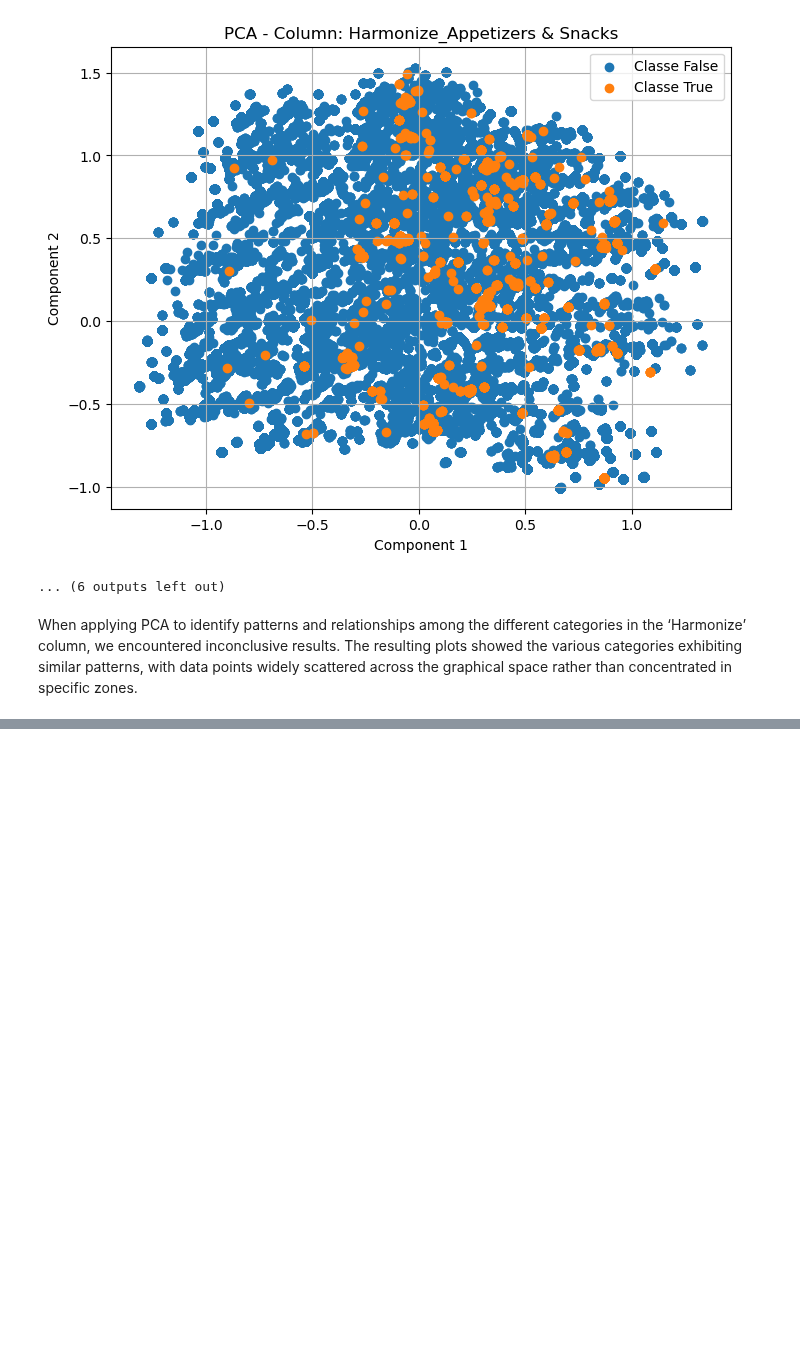
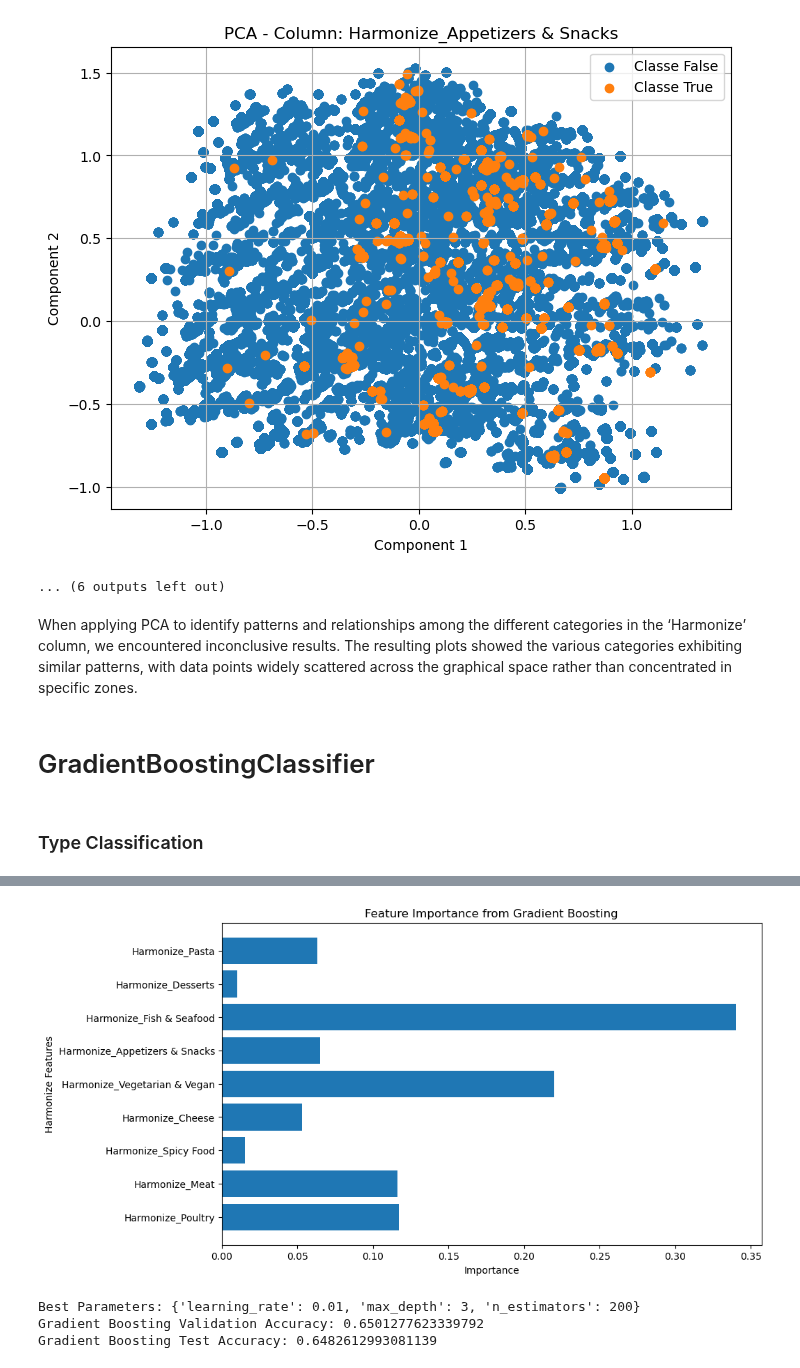
Before and after one commit to SrMasterAD/MEIA_ISEP_TEAM7_2024_2025_Challenge_2, a Jupyter notebook: notebooks/Notebook_Main_AAUT.ipynb, the cells around one changed output, grey strips where cells are left out. Saved outputs shown, nothing was run; the diff lists cells and outputs as text; code cells hidden in the pictures; blank space fills up the shorter version.

Commit message:
<feat>[097] - Used GradientBoostingClassifier to classify both the Type and Grape

```diff
--- a/notebooks/Notebook_Main_AAUT.ipynb
+++ b/notebooks/Notebook_Main_AAUT.ipynb
@@ -409,3 +409,5 @@ Generating PCA plot for label column: Harmonize_Appetizers & Snacks
 ... (6 outputs left out)
 # %% [markdown]
 When applying PCA to identify patterns and relationships among the different categories in the ‘Harmonize’ column, we encountered inconclusive results. The resulting plots showed the various categories exhibiting similar patterns, with data points widely scattered across the graphical space rather than concentrated in specific zones.
+# %% [markdown]
+# GradientBoostingClassifier
@@ -411,0 +422,66 @@ When applying PCA to identify patterns and relationships among the different cat
+# %% [markdown]
+### Type Classification
+# %%
+harmonize_columns = [col for col in encoded_df.columns if col.startswith('Harmonize_')]
+type_columns = [col for col in encoded_df.columns if col.startswith('Type_')]
+
+X = encoded_df[harmonize_columns]
+y = encoded_df[type_columns]
+
+X_train_val, X_test, y_train_val, y_test = train_test_split(X, y, test_size=0.2, random_state=42)
+X_train, X_val, y_train, y_val = train_test_split(X_train_val, y_train_val, test_size=0.2, random_state=42)
+
+#####
+# Encode string labels into integers
+
+y_train_labels = y_train.idxmax(axis=1).str.replace("Type_", "", regex=True)
+y_val_labels = y_val.idxmax(axis=1).str.replace("Type_", "", regex=True)
+y_test_labels = y_test.idxmax(axis=1).str.replace("Type_", "", regex=True)
+
+label_encoder = LabelEncoder()
+y_train_labels = label_encoder.fit_transform(y_train_labels)
+y_val_labels = label_encoder.transform(y_val_labels)
+y_test_labels = label_encoder.transform(y_test_labels)
+
+#####
+# Define the parameter grid
+param_grid = {
+    'n_estimators': [5, 50, 100, 200],
+    'learning_rate': [0.01, 0.1, 0.2],
+    'max_depth': [3, 5, 7],
+}
+
+# Initialize the model
+gb_model = GradientBoostingClassifier(random_state=42)
+
+# Perform GridSearchCV
+grid_search = GridSearchCV(estimator=gb_model, param_grid=param_grid,
+                           cv=5, scoring='accuracy', n_jobs=-1, verbose=2)
+grid_search.fit(X_train, y_train_labels)
+
+# Get the best model and its parameters
+best_model = grid_search.best_estimator_
+print("Best Parameters:", grid_search.best_params_)
+
+# Predictions using the best model
+gb_val_predictions = best_model.predict(X_val)
+gb_test_predictions = best_model.predict(X_test)
+
+# Evaluate the best model
+print("Gradient Boosting Validation Accuracy:", accuracy_score(y_val_labels, gb_val_predictions))
+print("Gradient Boosting Test Accuracy:", accuracy_score(y_test_labels, gb_test_predictions))
+
+print("Classification Report for Gradient Boosting on Test Set:")
+print(classification_report(y_test_labels, gb_test_predictions))
+
+# Feature Importance of the Best Model
+feature_importances = best_model.feature_importances_
+
+# Plot the feature importances
+plt.figure(figsize=(10, 6))
+plt.barh(harmonize_columns, feature_importances, align="center")
+plt.xlabel("Importance")
+plt.ylabel("Harmonize Features")
+plt.title("Feature Importance from Gradient Boosting")
+plt.show()
+# %% [output]
@@ -411,0 +505,9 @@ When applying PCA to identify patterns and relationships among the different cat
+[figure, added]
+# %%
+print("Best Parameters:", grid_search.best_params_)
+print("Gradient Boosting Validation Accuracy:", accuracy_score(y_val_labels, gb_val_predictions))
+print("Gradient Boosting Test Accuracy:", accuracy_score(y_test_labels, gb_test_predictions))
+# %% [output]
+Best Parameters: {'learning_rate': 0.01, 'max_depth': 3, 'n_estimators': 200}
+Gradient Boosting Validation Accuracy: 0.6501277623339792
+Gradient Boosting Test Accuracy: 0.6482612993081139
```
Also changed, not shown: parts of 8 cells of this notebook.
